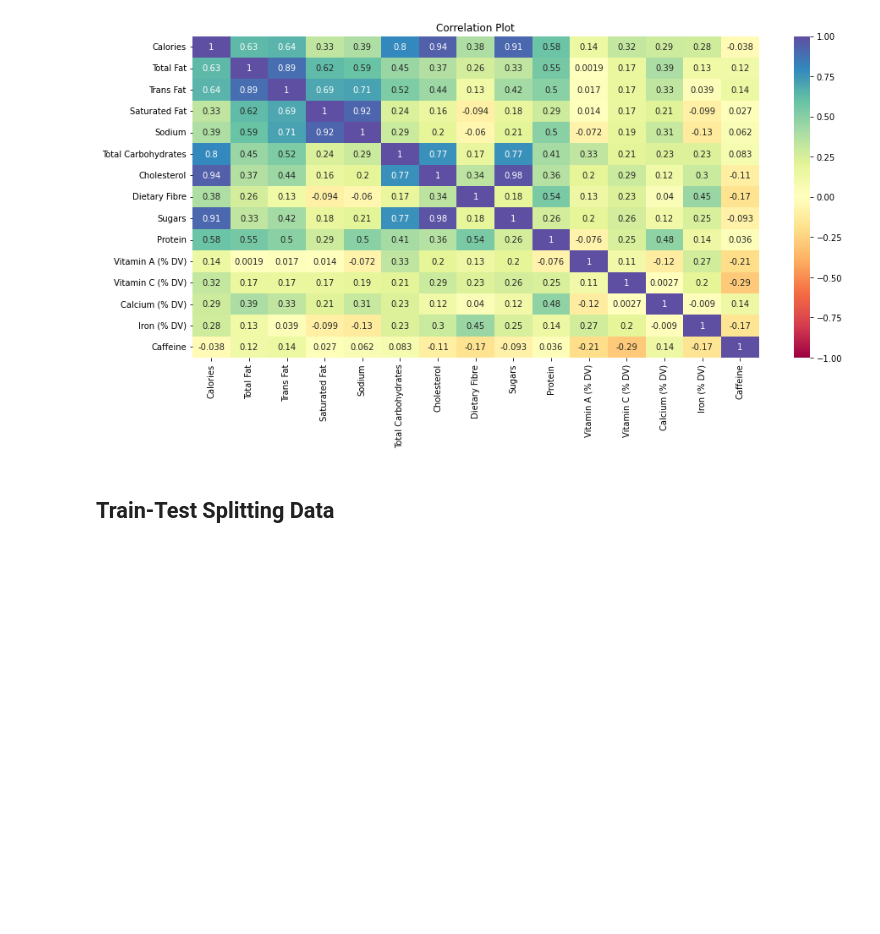
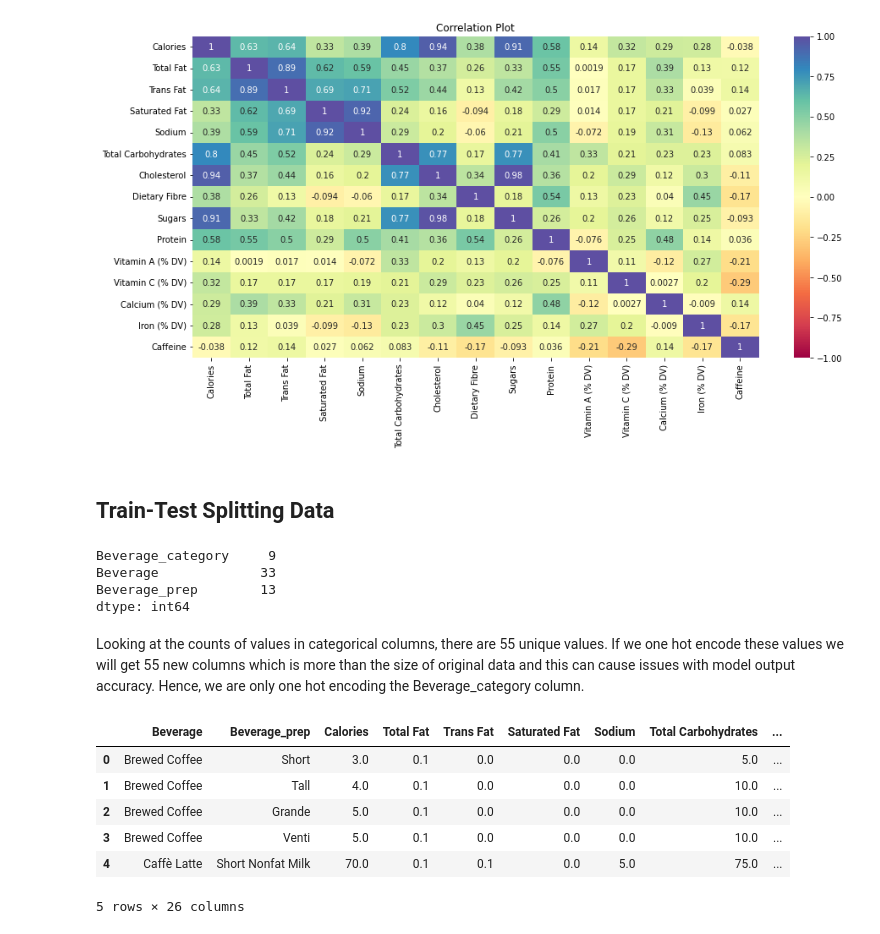
Before and after one commit to visitishan/Starbucks_Drink_Menu_analysis, a Jupyter notebook: Analysis.ipynb, the cells around one changed output. Cells and saved outputs as stored; diff of their text form; code cells hidden in the pictures; blank space fills up the shorter version.

```diff
--- a/Analysis.ipynb
+++ b/Analysis.ipynb
@@ -351,3 +439,13 @@ from sklearn.feature_selection import SelectFromModel
 X = data.loc[:, data.columns!='Calories'] # All columns except Calories
 y = data.loc[:, 'Calories']
 X_train, X_test, y_train, y_test = train_test_split(X, y, test_size=0.25, random_state=24) # We'll have a test size of 25% of the data
+# %%
+categorical_columns_1 = X_train.select_dtypes(include='object').columns # finding categorical columns
+print(data[categorical_columns_1].nunique())
+# %% [output]
+Beverage_category     9
+Beverage             33
+Beverage_prep        13
+dtype: int64
+# %% [markdown]
+Looking at the counts of values in categorical columns, there are 55 unique values. If we one hot encode these values we will get 55 new columns which is more than the size of original data and this can cause issues with model output accuracy. Hence, we are only one hot encoding the Beverage_category column.
@@ -353,0 +456,12 @@ X_train, X_test, y_train, y_test = train_test_split(X, y, test_size=0.25, random
+# %%
+# A look at what is actually occuring to the data from one-hot encoding
+data = pd.get_dummies(data, columns=['Beverage_category'])
+data.head()
+# %% [output]
+|  | Beverage | Beverage_prep | Calories | Total Fat | Trans Fat | Saturated Fat | Sodium | Total Carbohydrates | ... |
+| 0 | Brewed Coffee | Short | 3.0 | 0.1 | 0.0 | 0.0 | 0.0 | 5.0 | ... |
+| 1 | Brewed Coffee | Tall | 4.0 | 0.1 | 0.0 | 0.0 | 0.0 | 10.0 | ... |
+| 2 | Brewed Coffee | Grande | 5.0 | 0.1 | 0.0 | 0.0 | 0.0 | 10.0 | ... |
+| 3 | Brewed Coffee | Venti | 5.0 | 0.1 | 0.0 | 0.0 | 0.0 | 10.0 | ... |
+| 4 | Caffè Latte | Short Nonfat Milk | 70.0 | 0.1 | 0.1 | 0.0 | 5.0 | 75.0 | ... |
+5 rows × 26 columns
```
Also changed, not shown: parts of 49 cells of this notebook, 3 other files.
